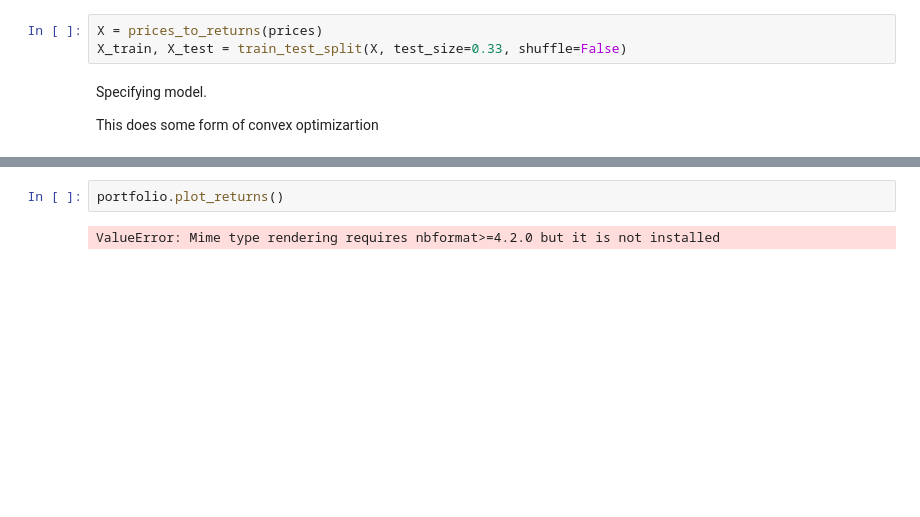
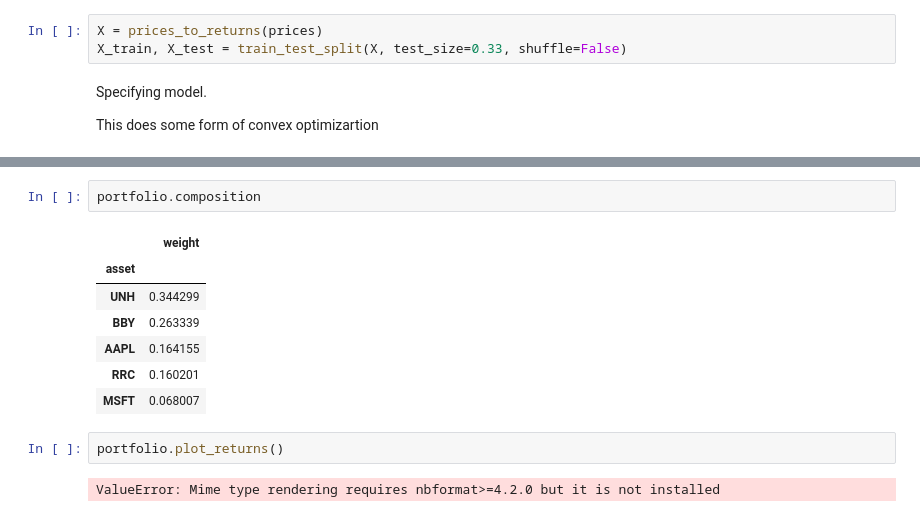
Before and after one commit to nickaskari/portfolio-opt-insurance, a Jupyter notebook: explore/skfolio.ipynb, the cells around one changed output, grey strips where cells are left out. Cells and saved outputs as stored; diff of their text form; blank space fills up the shorter version.

```diff
--- a/explore/skfolio.ipynb
+++ b/explore/skfolio.ipynb
@@ -106,5 +116,15 @@ Effective Number of Assets            7.699808007037082
 Assets Number                                        20
 dtype: object
+# %%
+portfolio.composition
+# %% [output]
+|  | weight |
+| asset |  |
+| UNH | 0.344299 |
+| BBY | 0.263339 |
+| AAPL | 0.164155 |
+| RRC | 0.160201 |
+| MSFT | 0.068007 |
 # %%
 portfolio.plot_returns()
 # %% [output]
```
Also changed, not shown: parts of 5 cells of this notebook, 9 other files.
